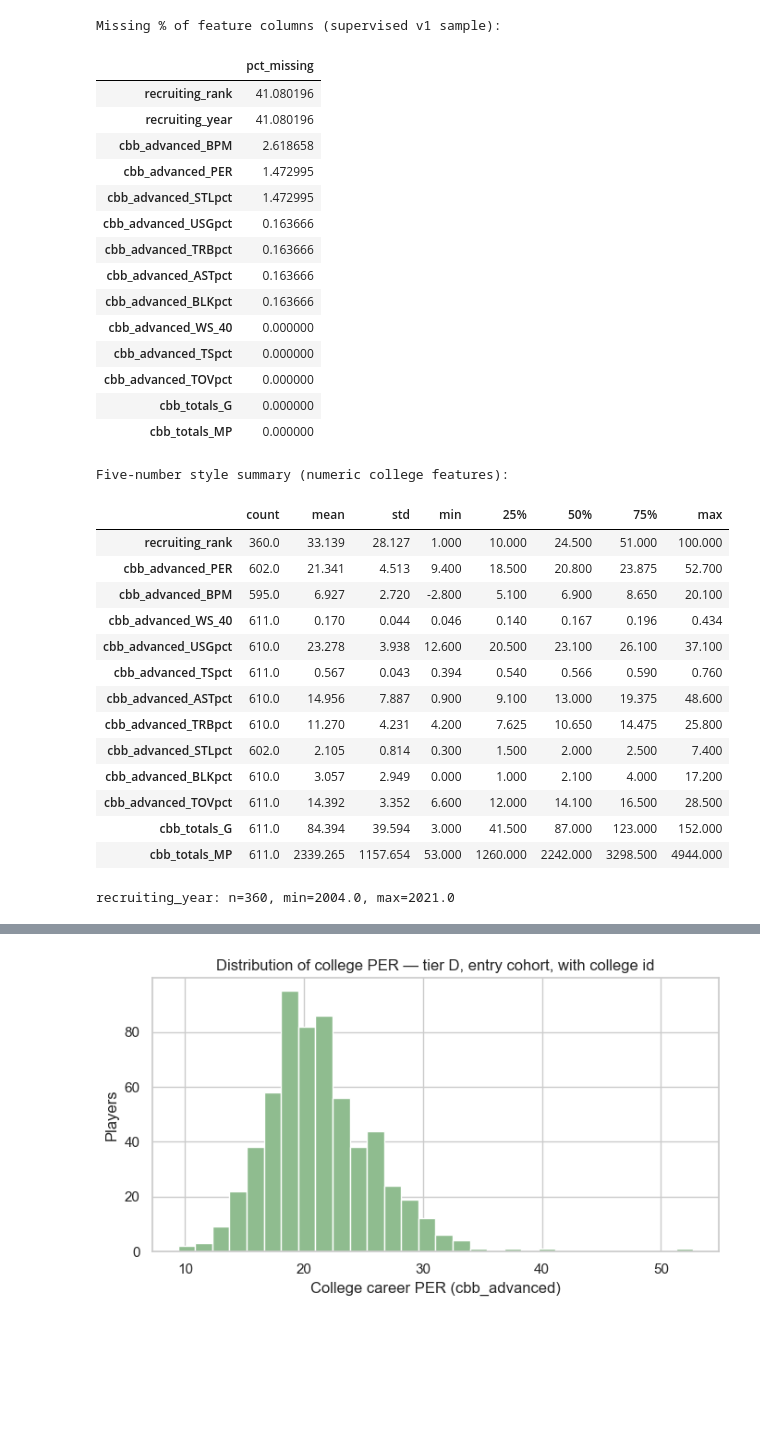
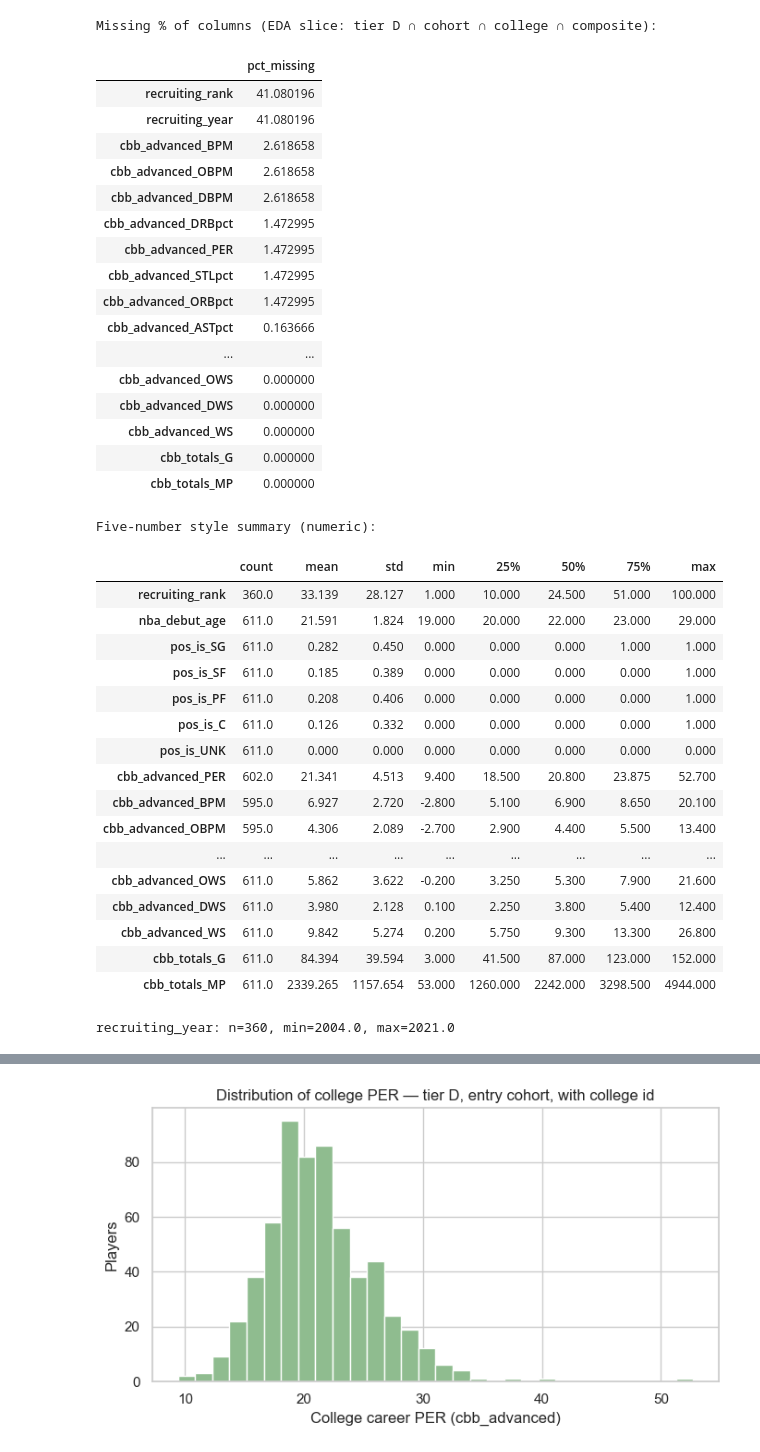
Before and after one commit to zjtippetts/Stat486_NBA_Project, a Jupyter notebook: notebooks/02_eda_college.ipynb, the cells around one changed output, grey strips where cells are left out. Saved outputs shown, nothing was run; the diff lists cells and outputs as text; code cells hidden in the pictures; blank space fills up the shorter version.

```diff
--- a/notebooks/02_eda_college.ipynb
+++ b/notebooks/02_eda_college.ipynb
@@ -25,6 +27,10 @@ _co = importlib.import_module("src.analysis.career_outcomes")
 importlib.reload(_co)
 build_player_career_summary = _co.build_player_career_summary
 dedupe_nba_player_season = _co.dedupe_nba_player_season
+
+_td = importlib.import_module("src.models.training_data")
+importlib.reload(_td)
+attach_nba_demographics_for_eda = _td.attach_nba_demographics_for_eda
 
 PROC = ROOT / "data" / "processed"
 FIG = ROOT / "progress" / "figures"
@@ -47,10 +53,15 @@ mod = (
     & base["success_composite_v1"].notna()
 ).fillna(False)
 m = base.loc[mod].copy()
+m = attach_nba_demographics_for_eda(m, mb)
 
 print("Unique NBA players (after season dedupe):", base["nba_player_id"].nunique())
 print("With college_player_id:", int(base["has_college_id"].sum()))
-print("Supervised v1 row count (D ∩ cohort ∩ college ∩ composite):", len(m))
+print("EDA slice (D ∩ cohort ∩ college ∩ composite):", len(m))
+print(
+    "Deliverable 3 modeling rows (add BPM complete-case; see build_supervised_frame):",
+    int(m["cbb_advanced_BPM"].notna().sum()),
+)
 # %% [output]
 Unique NBA players (after season dedupe): 1812
 With college_player_id: 1524
@@ -58,67 +70,68 @@ Supervised v1 row count (D ∩ cohort ∩ college ∩ composite): 611
 # %%
-FEATURE_COLS = [
-    "recruiting_rank",
-    "recruiting_year",
-    "cbb_advanced_PER",
-    "cbb_advanced_BPM",
-    "cbb_advanced_WS_40",
-    "cbb_advanced_USGpct",
-    "cbb_advanced_TSpct",
-    "cbb_advanced_ASTpct",
-    "cbb_advanced_TRBpct",
-    "cbb_advanced_STLpct",
-    "cbb_advanced_BLKpct",
-    "cbb_advanced_TOVpct",
-    "cbb_totals_G",
-    "cbb_totals_MP",
-]
+from src.models.training_data import CBB_ADVANCED_FEATURE_COLS, DEMOGRAPHIC_FEATURE_COLS
+
+# Recruiting + extra totals: EDA only (Deliverable 3 does not use these in the model).
+RECRUIT_COLS = ["recruiting_rank", "recruiting_year"]
+TOTALS_EXTRA = ["cbb_totals_G", "cbb_totals_MP"]
+
+FEATURE_COLS = (
+    RECRUIT_COLS
+    + DEMOGRAPHIC_FEATURE_COLS
+    + list(CBB_ADVANCED_FEATURE_COLS)
+    + TOTALS_EXTRA
+)
 
 existing = [c for c in FEATURE_COLS if c in m.columns]
 miss_pct = (m[existing].isna().mean() * 100).sort_values(ascending=False)
-print("Missing % of feature columns (supervised v1 sample):")
+print("Missing % of columns (EDA slice: tier D ∩ cohort ∩ college ∩ composite):")
 display(miss_pct.to_frame("pct_missing"))
 
 num_for_desc = [c for c in existing if c not in ("recruiting_year",)]
 desc = m[num_for_desc].describe(percentiles=[0.25, 0.5, 0.75]).T
-print("Five-number style summary (numeric college features):")
+print("Five-number style summary (numeric):")
 display(desc.round(3))
 
 if "recruiting_year" in m.columns:
     ry = m["recruiting_year"].dropna()
     print(
         "recruiting_year: n=%d, min=%s, max=%s"
         % (len(ry), ry.min(), ry.max())
     )
 # %% [output]
-Missing % of feature columns (supervised v1 sample):
+Missing % of columns (EDA slice: tier D ∩ cohort ∩ college ∩ composite):
 |  | pct_missing |
 | recruiting_rank | 41.080196 |
 | recruiting_year | 41.080196 |
 | cbb_advanced_BPM | 2.618658 |
+| cbb_advanced_OBPM | 2.618658 |
+| cbb_advanced_DBPM | 2.618658 |
+| cbb_advanced_DRBpct | 1.472995 |
 | cbb_advanced_PER | 1.472995 |
 | cbb_advanced_STLpct | 1.472995 |
-| cbb_advanced_USGpct | 0.163666 |
-| cbb_advanced_TRBpct | 0.163666 |
+| cbb_advanced_ORBpct | 1.472995 |
 | cbb_advanced_ASTpct | 0.163666 |
-| cbb_advanced_BLKpct | 0.163666 |
-| cbb_advanced_WS_40 | 0.000000 |
-| cbb_advanced_TSpct | 0.000000 |
-| cbb_advanced_TOVpct | 0.000000 |
+| ... | ... |
+| cbb_advanced_OWS | 0.000000 |
+| cbb_advanced_DWS | 0.000000 |
+| cbb_advanced_WS | 0.000000 |
 | cbb_totals_G | 0.000000 |
 | cbb_totals_MP | 0.000000 |
-Five-number style summary (numeric college features):
+Five-number style summary (numeric):
 |  | count | mean | std | min | 25% | 50% | 75% | max |
 | recruiting_rank | 360.0 | 33.139 | 28.127 | 1.000 | 10.000 | 24.500 | 51.000 | 100.000 |
+| nba_debut_age | 611.0 | 21.591 | 1.824 | 19.000 | 20.000 | 22.000 | 23.000 | 29.000 |
+| pos_is_SG | 611.0 | 0.282 | 0.450 | 0.000 | 0.000 | 0.000 | 1.000 | 1.000 |
+| pos_is_SF | 611.0 | 0.185 | 0.389 | 0.000 | 0.000 | 0.000 | 0.000 | 1.000 |
+| pos_is_PF | 611.0 | 0.208 | 0.406 | 0.000 | 0.000 | 0.000 | 0.000 | 1.000 |
+| pos_is_C | 611.0 | 0.126 | 0.332 | 0.000 | 0.000 | 0.000 | 0.000 | 1.000 |
+| pos_is_UNK | 611.0 | 0.000 | 0.000 | 0.000 | 0.000 | 0.000 | 0.000 | 0.000 |
 | cbb_advanced_PER | 602.0 | 21.341 | 4.513 | 9.400 | 18.500 | 20.800 | 23.875 | 52.700 |
 | cbb_advanced_BPM | 595.0 | 6.927 | 2.720 | -2.800 | 5.100 | 6.900 | 8.650 | 20.100 |
-| cbb_advanced_WS_40 | 611.0 | 0.170 | 0.044 | 0.046 | 0.140 | 0.167 | 0.196 | 0.434 |
-| cbb_advanced_USGpct | 610.0 | 23.278 | 3.938 | 12.600 | 20.500 | 23.100 | 26.100 | 37.100 |
-| cbb_advanced_TSpct | 611.0 | 0.567 | 0.043 | 0.394 | 0.540 | 0.566 | 0.590 | 0.760 |
-| cbb_advanced_ASTpct | 610.0 | 14.956 | 7.887 | 0.900 | 9.100 | 13.000 | 19.375 | 48.600 |
-| cbb_advanced_TRBpct | 610.0 | 11.270 | 4.231 | 4.200 | 7.625 | 10.650 | 14.475 | 25.800 |
-| cbb_advanced_STLpct | 602.0 | 2.105 | 0.814 | 0.300 | 1.500 | 2.000 | 2.500 | 7.400 |
-| cbb_advanced_BLKpct | 610.0 | 3.057 | 2.949 | 0.000 | 1.000 | 2.100 | 4.000 | 17.200 |
-| cbb_advanced_TOVpct | 611.0 | 14.392 | 3.352 | 6.600 | 12.000 | 14.100 | 16.500 | 28.500 |
+| cbb_advanced_OBPM | 595.0 | 4.306 | 2.089 | -2.700 | 2.900 | 4.400 | 5.500 | 13.400 |
+| ... | ... | ... | ... | ... | ... | ... | ... | ... |
+| cbb_advanced_OWS | 611.0 | 5.862 | 3.622 | -0.200 | 3.250 | 5.300 | 7.900 | 21.600 |
+| cbb_advanced_DWS | 611.0 | 3.980 | 2.128 | 0.100 | 2.250 | 3.800 | 5.400 | 12.400 |
+| cbb_advanced_WS | 611.0 | 9.842 | 5.274 | 0.200 | 5.750 | 9.300 | 13.300 | 26.800 |
 | cbb_totals_G | 611.0 | 84.394 | 39.594 | 3.000 | 41.500 | 87.000 | 123.000 | 152.000 |
 | cbb_totals_MP | 611.0 | 2339.265 | 1157.654 | 53.000 | 1260.000 | 2242.000 | 3298.500 | 4944.000 |
 recruiting_year: n=360, min=2004.0, max=2021.0
```
Also changed, not shown: parts of 6 cells of this notebook, 43 other files.
